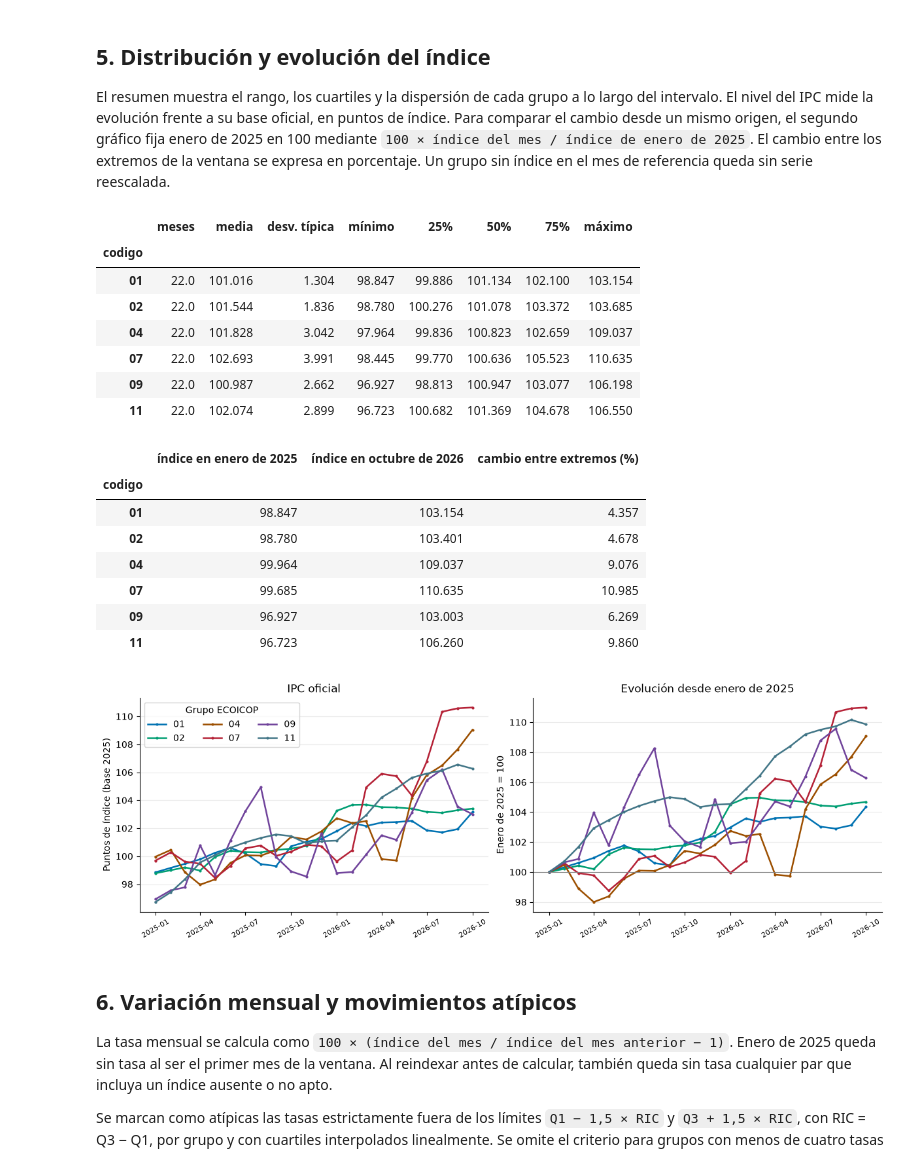
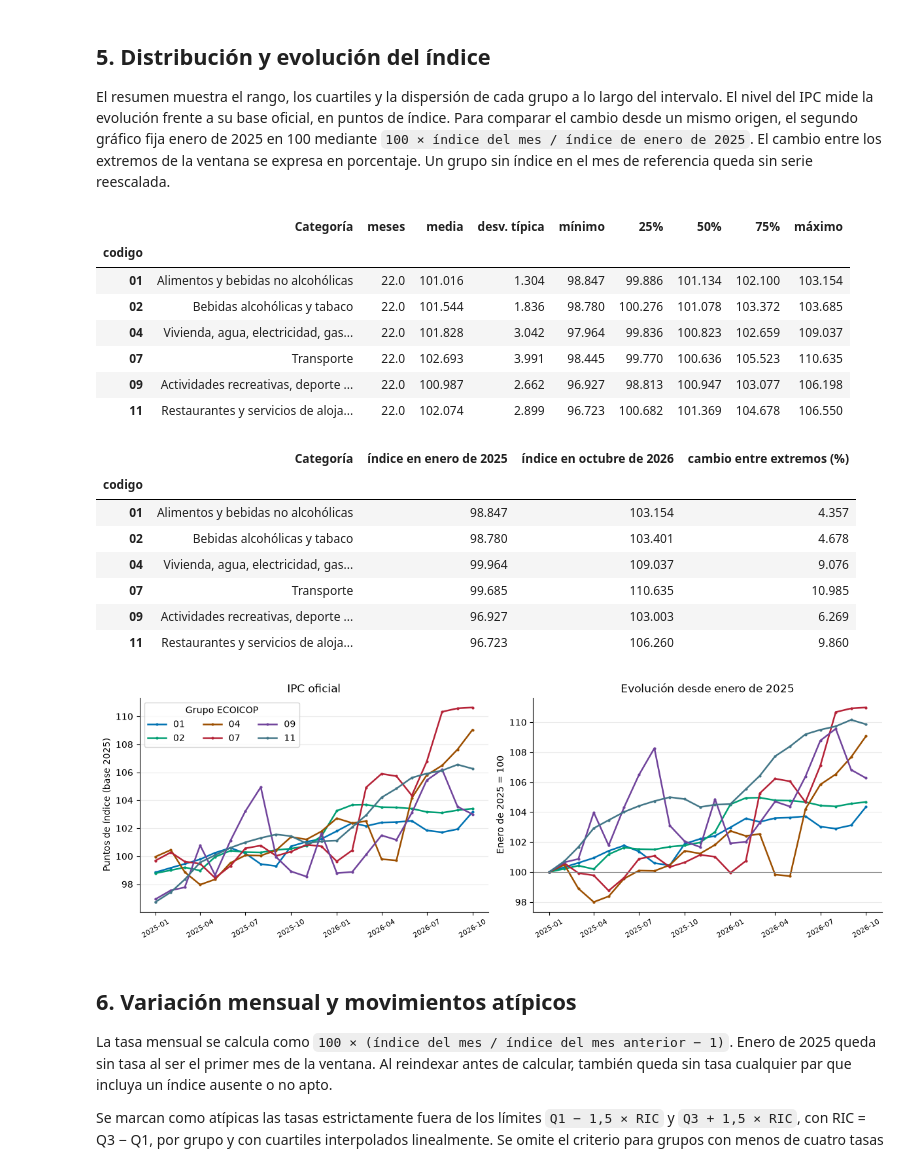
Before and after one commit to ErnesGS/MiInflacion, a Jupyter notebook: notebooks/01_eda_ipc.ipynb, the cells around one changed output. Saved outputs shown, nothing was run; the diff lists cells and outputs as text; code cells hidden in the pictures.

Commit message:
Añadir categorías a las tablas

```diff
--- a/notebooks/01_eda_ipc.ipynb
+++ b/notebooks/01_eda_ipc.ipynb
@@ -22,18 +39,4 @@ El cuaderno busca `data/raw/ipc_nacional_2026-11-22.csv` desde el directorio de
 # %%
-import csv
-from hashlib import sha256
-from io import StringIO
-from pathlib import Path
-import sys
-
-from IPython.display import Markdown, display
-import matplotlib as mpl
-import matplotlib.dates as mdates
-import matplotlib.pyplot as plt
-from matplotlib_inline.backend_inline import set_matplotlib_formats
-import numpy as np
-import pandas as pd
-
 plt.switch_backend("module://matplotlib_inline.backend_inline")
 set_matplotlib_formats("png")
 
@@ -43,8 +46,9 @@ GRUPOS = {
     "04": "Vivienda, agua, electricidad, gas y otros combustibles",
     "07": "Transporte",
     "09": "Actividades recreativas, deporte y cultura",
-    "11": "Restaurantes y servicios de alojamiento",
+    "11": "Restaurantes y servicios de alojamiento"
 }
+
 AMBITO, BASE_IPC, MEDIDA = "Nacional", 2025, "Índice"
 MESES = pd.period_range("2025-01", "2026-10", freq="M", name="mes")
 RUTA_RELATIVA = Path("data/raw/ipc_nacional_2026-11-22.csv")
@@ -53,6 +57,7 @@ HUELLA_REFERENCIA = "b02a9bc4eacf303853d92a92dff02336342515bf61057491b87d95768db
 COLUMNAS = ["Grupos ECOICOP ver.2", "Tipo de dato", "Periodo", "Total"]
 
 directorio_kernel = Path.cwd()
+
 if RUTA_CSV_MANUAL is None:
     csv_path = next(
         (base / RUTA_RELATIVA for base in (directorio_kernel, *directorio_kernel.parents)
@@ -73,6 +78,7 @@ else:
 
 contenido = csv_path.read_bytes()
 huella = sha256(contenido).hexdigest()
+
 try:
     texto = contenido.decode("utf-8-sig")
     codificacion = "UTF-8 con BOM" if contenido.startswith(b"\xef\xbb\xbf") else "UTF-8"
@@ -351,53 +358,55 @@ El resumen muestra el rango, los cuartiles y la dispersión de cada grupo a lo l
 estadisticos = panel.describe().T.rename(columns={
     "count": "meses", "mean": "media", "std": "desv. típica", "min": "mínimo", "max": "máximo",
 })
+estadisticos.insert(0, "Categoría", estadisticos.index.map(GRUPOS))
 display(estadisticos.round(3))
 reescalado = panel.div(panel.iloc[0]).mul(100)
 extremos = pd.DataFrame({
     "índice en enero de 2025": panel.iloc[0],
     "índice en octubre de 2026": panel.iloc[-1],
     "cambio entre extremos (%)": reescalado.iloc[-1].sub(100),
 })
+extremos.insert(0, "Categoría", extremos.index.map(GRUPOS))
 display(extremos.round(3))
 
 fechas = MESES.to_timestamp()
 colores = dict(zip(GRUPOS, ["#0072B2", "#009E73", "#9C4F00", "#B52237", "#70439B", "#427687"]))
 
 def rotular_meses(eje):
     eje.set_xticks(fechas[::3])
     eje.xaxis.set_major_formatter(mdates.DateFormatter("%Y-%m"))
     eje.grid(axis="y", alpha=0.25)
     eje.spines[["top", "right"]].set_visible(False)
 
 fig, ejes = plt.subplots(1, 2, figsize=(12, 4), sharex=True, layout="constrained")
 for c in GRUPOS:
     ejes[0].plot(fechas, panel[c], color=colores[c], label=c, lw=1.8, marker=".", ms=4)
     ejes[1].plot(fechas, reescalado[c], color=colores[c], label=c, lw=1.8, marker=".", ms=4)
 ejes[0].set(title="IPC oficial", ylabel="Puntos de índice (base 2025)")
 ejes[1].set(title="Evolución desde enero de 2025", ylabel="Enero de 2025 = 100")
 ejes[1].axhline(100, color="0.5", linewidth=0.8)
 for eje in ejes:
     rotular_meses(eje)
     eje.tick_params(axis="x", labelrotation=30, labelsize=8)
 ejes[0].legend(ncols=3, title="Grupo ECOICOP", loc="upper left")
 plt.show()
 # %% [output]
-|  | meses | media | desv. típica | mínimo | 25% | 50% | 75% | máximo |
-| codigo |  |  |  |  |  |  |  |  |
-| 01 | 22.0 | 101.016 | 1.304 | 98.847 | 99.886 | 101.134 | 102.100 | 103.154 |
-| 02 | 22.0 | 101.544 | 1.836 | 98.780 | 100.276 | 101.078 | 103.372 | 103.685 |
-| 04 | 22.0 | 101.828 | 3.042 | 97.964 | 99.836 | 100.823 | 102.659 | 109.037 |
-| 07 | 22.0 | 102.693 | 3.991 | 98.445 | 99.770 | 100.636 | 105.523 | 110.635 |
-| 09 | 22.0 | 100.987 | 2.662 | 96.927 | 98.813 | 100.947 | 103.077 | 106.198 |
-| 11 | 22.0 | 102.074 | 2.899 | 96.723 | 100.682 | 101.369 | 104.678 | 106.550 |
+|  | Categoría | meses | media | desv. típica | mínimo | 25% | 50% | 75% | máximo |
+| codigo |  |  |  |  |  |  |  |  |  |
+| 01 | Alimentos y bebidas no alcohólicas | 22.0 | 101.016 | 1.304 | 98.847 | 99.886 | 101.134 | 102.100 | 103.154 |
+| 02 | Bebidas alcohólicas y tabaco | 22.0 | 101.544 | 1.836 | 98.780 | 100.276 | 101.078 | 103.372 | 103.685 |
+| 04 | Vivienda, agua, electricidad, gas... | 22.0 | 101.828 | 3.042 | 97.964 | 99.836 | 100.823 | 102.659 | 109.037 |
+| 07 | Transporte | 22.0 | 102.693 | 3.991 | 98.445 | 99.770 | 100.636 | 105.523 | 110.635 |
+| 09 | Actividades recreativas, deporte ... | 22.0 | 100.987 | 2.662 | 96.927 | 98.813 | 100.947 | 103.077 | 106.198 |
+| 11 | Restaurantes y servicios de aloja... | 22.0 | 102.074 | 2.899 | 96.723 | 100.682 | 101.369 | 104.678 | 106.550 |
-|  | índice en enero de 2025 | índice en octubre de 2026 | cambio entre extremos (%) |
-| codigo |  |  |  |
-| 01 | 98.847 | 103.154 | 4.357 |
-| 02 | 98.780 | 103.401 | 4.678 |
-| 04 | 99.964 | 109.037 | 9.076 |
-| 07 | 99.685 | 110.635 | 10.985 |
-| 09 | 96.927 | 103.003 | 6.269 |
-| 11 | 96.723 | 106.260 | 9.860 |
+|  | Categoría | índice en enero de 2025 | índice en octubre de 2026 | cambio entre extremos (%) |
+| codigo |  |  |  |  |
+| 01 | Alimentos y bebidas no alcohólicas | 98.847 | 103.154 | 4.357 |
+| 02 | Bebidas alcohólicas y tabaco | 98.780 | 103.401 | 4.678 |
+| 04 | Vivienda, agua, electricidad, gas... | 99.964 | 109.037 | 9.076 |
+| 07 | Transporte | 99.685 | 110.635 | 10.985 |
+| 09 | Actividades recreativas, deporte ... | 96.927 | 103.003 | 6.269 |
+| 11 | Restaurantes y servicios de aloja... | 96.723 | 106.260 | 9.860 |
 [figure]
 # %% [markdown]
 ## 6. Variación mensual y movimientos atípicos
```
Also changed, not shown: parts of 4 cells of this notebook.
